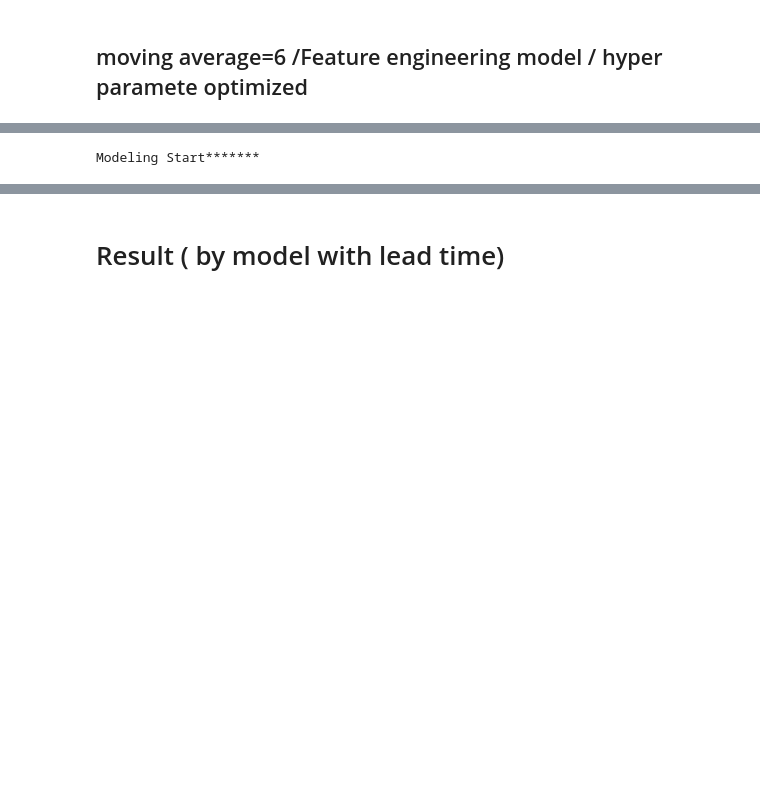
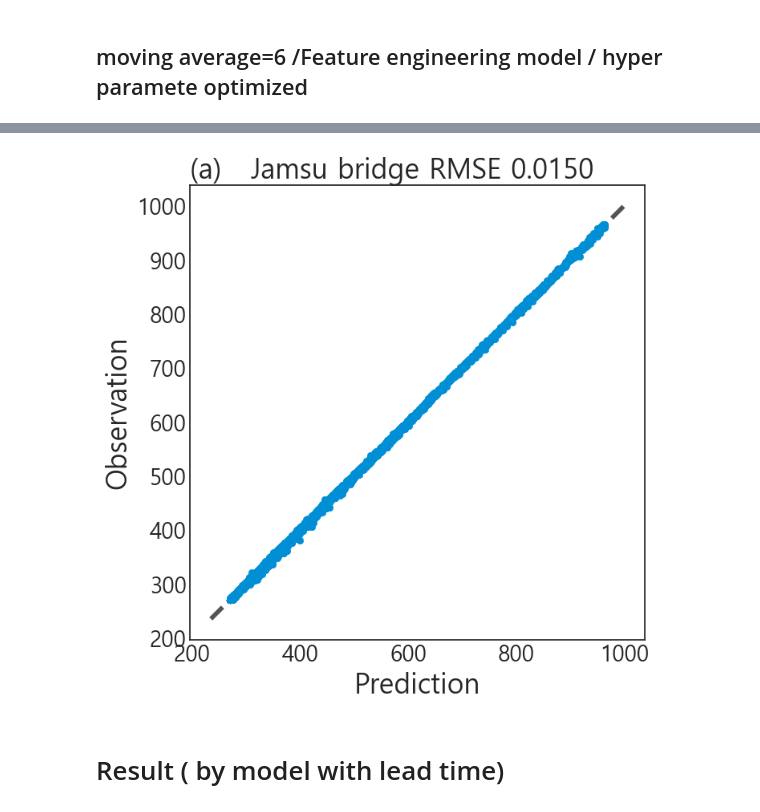
Before and after one commit to Bae-ChangHyun/Waterlevel-predict, a Jupyter notebook: code/수위 예측.ipynb, the cells around one changed output, grey strips where cells are left out. Cells and saved outputs as stored; diff of their text form; code cells hidden in the pictures; blank space fills up the shorter version.

```diff
--- a/code/수위 예측.ipynb
+++ b/code/수위 예측.ipynb
@@ -732,9 +670,9 @@ Index(['wl_js_br', 'wl_cd_br', 'wl_hj_br', 'wl_hg_br', 'wl_jn_br', 'fw_cd_br',
 'flow', 'water', 'cd_br', 'hj_br', 'jn_br', <br>
 'cd_br6ma', 'hj_br6ma','jn_br6ma', 'tl_gh_br6ma', 'flow6ma', 'water6ma'
 # %%
-filepath='../result/new_model2/'
-if(check(filepath)==1): # 해당경로에 없을 때
-    base_set=load_dataset3(1,6,1)
+filepath=f'../result/{version}/model2/'
+if(check(filepath)==0): # 해당경로에 없을 때
+    base_set=defver(1,6,1)
     base_set[0].columns
     model = RandomForestRegressor(random_state=624,n_jobs=-1)
     pred=model.fit(base_set[0], base_set[2])
@@ -758,9 +690,9 @@ Index(['wl_js_br', 'wl_cd_br', 'wl_hj_br', 'wl_hg_br', 'wl_jn_br', 'fw_cd_br',
 # %% [markdown]
 ## moving average=6 /Feature engineering model / hyper paramete optimized
 # %%
-filepath='../result/new_model3/'
+filepath=f'../result/{version}/model3/'
 if(check(filepath)==0): # 해당경로에 없을 때
-    base_set=load_dataset2(1,6,1)
+    base_set=defver(1,6,1)
     pred,model=create_model(filepath,100,base_set)
     pred.to_csv(f"{filepath}preds.csv",index=False)
     joblib.dump(model, f"{filepath}optimized_wl_jamsu.pkl")
@@ -773 +703,0 @@ else:
-Modeling Start*******
@@ -778,3 +704,4 @@ Modeling Start*******
+[figure, added]
 # %% [markdown]
 # Result ( by model with lead time)
 # %% [markdown]
```
Also changed, not shown: parts of 18 cells of this notebook.
